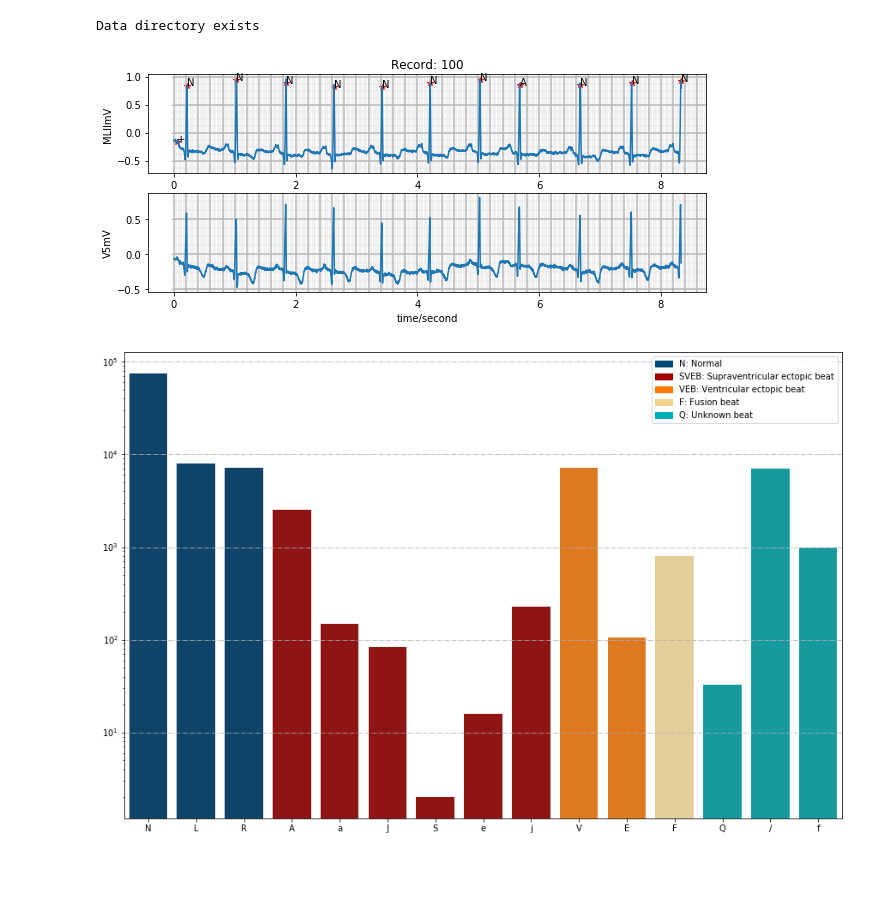
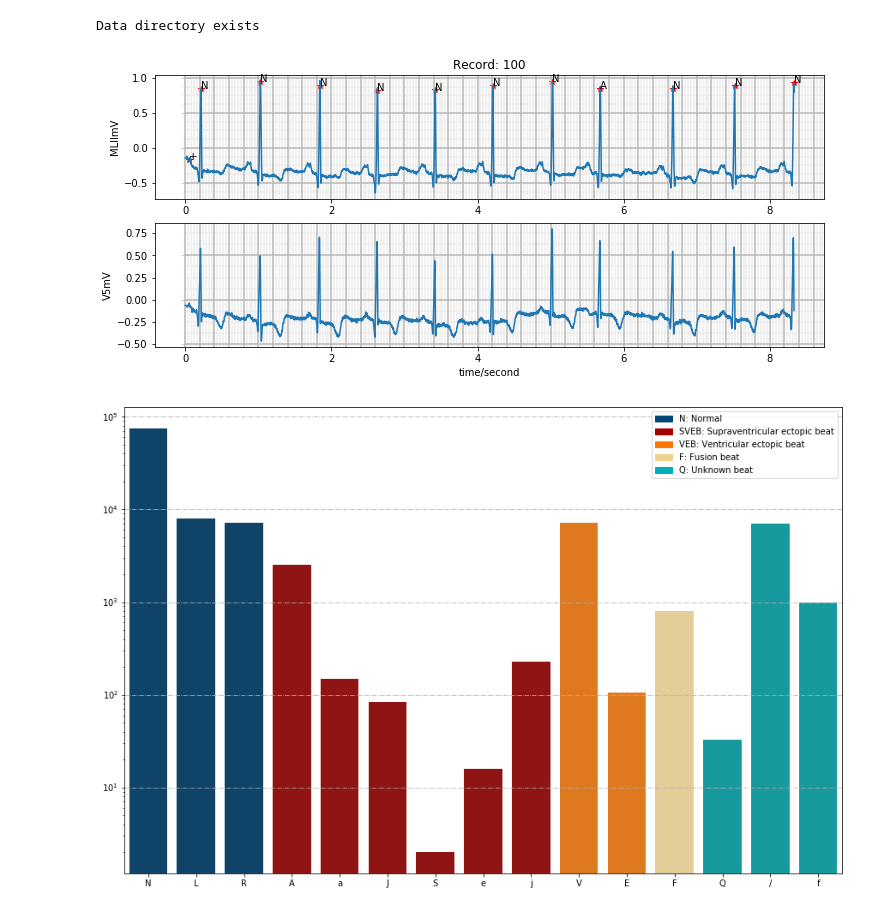
Before and after one commit to omerferhatt/arrhythmia-cnn, a Jupyter notebook: notebooks/main.ipynb, the cells around one changed output. Cells and saved outputs as stored; diff of their text form; code cells hidden in the pictures; blank space fills up the shorter version.

```diff
--- a/notebooks/main.ipynb
+++ b/notebooks/main.ipynb
@@ -69,10 +68,10 @@ ann = rdann(paths["ann_path"][0].split(".")[0], "atr", sampto=3000)
 # %%
 # Plot graph with grids
 plot_wfdb(record=record, annotation=ann, plot_sym=True,
           time_units='seconds',
-          figsize=(10, 4), ecg_grids='all')
+          figsize=(12, 5), ecg_grids='all')
 # %% [output]
-[figure, old version]
+[figure, new version]
 # %%
 # Import beat dictionary
 from data import beat_ann
```
Also changed, not shown: parts of 7 cells of this notebook.
